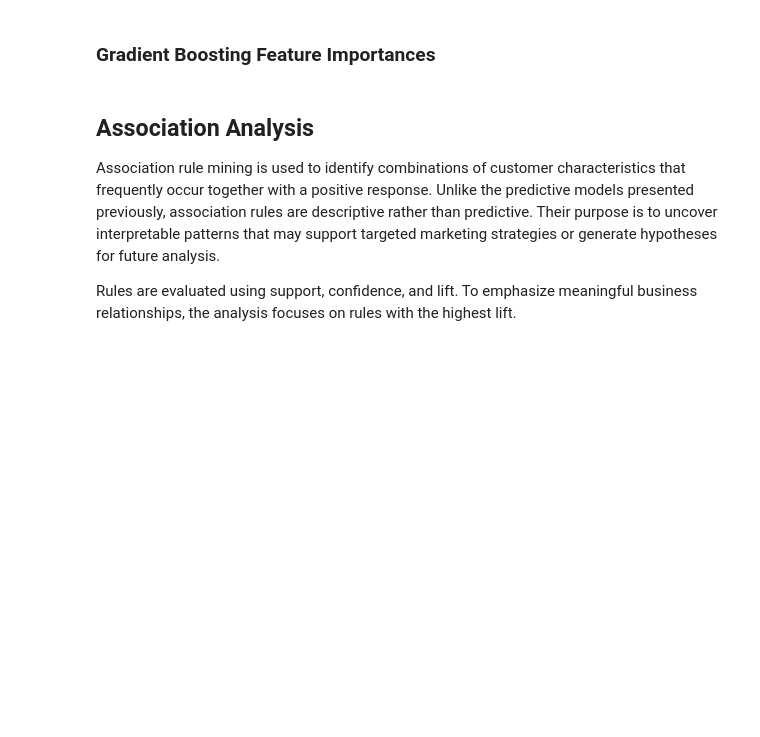
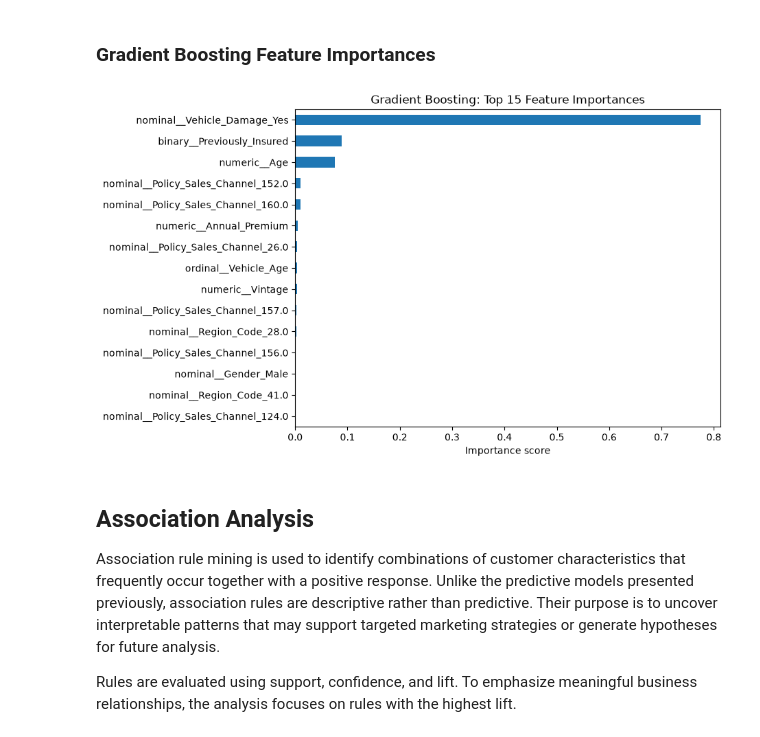
Before and after one commit to asherdata1/health-insurance-cross-sell-prediction, a Jupyter notebook: 02_notebooks/Final_Notebook.ipynb, the cells around one changed output. Saved outputs shown, nothing was run; the diff lists cells and outputs as text; code cells hidden in the pictures; blank space fills up the shorter version.

```diff
--- a/02_notebooks/Final_Notebook.ipynb
+++ b/02_notebooks/Final_Notebook.ipynb
@@ -974,6 +1020,32 @@ display(threshold_summary)
 ### Random Forest Feature Importances
 # %% [markdown]
 ### Gradient Boosting Feature Importances
+# %%
+# Extract Gradient Boosting feature importances
+
+gb_feature_names = (
+    gb_model.named_steps["preprocessor"].get_feature_names_out()
+)
+
+gb_importances = (
+    pd.Series(
+        gb_model.named_steps["classifier"].feature_importances_,
+        index=gb_feature_names
+    )
+    .sort_values(ascending=False)
+)
+
+gb_importances.head(15).plot(
+    kind="barh",
+    figsize=(8, 6),
+    title="Gradient Boosting: Top 15 Feature Importances"
+)
+
+plt.gca().invert_yaxis()
+plt.xlabel("Importance score")
+plt.show()
+# %% [output]
+[figure, added]
 # %% [markdown]
 ## Association Analysis
 
```
Also changed, not shown: parts of 11 cells of this notebook.
